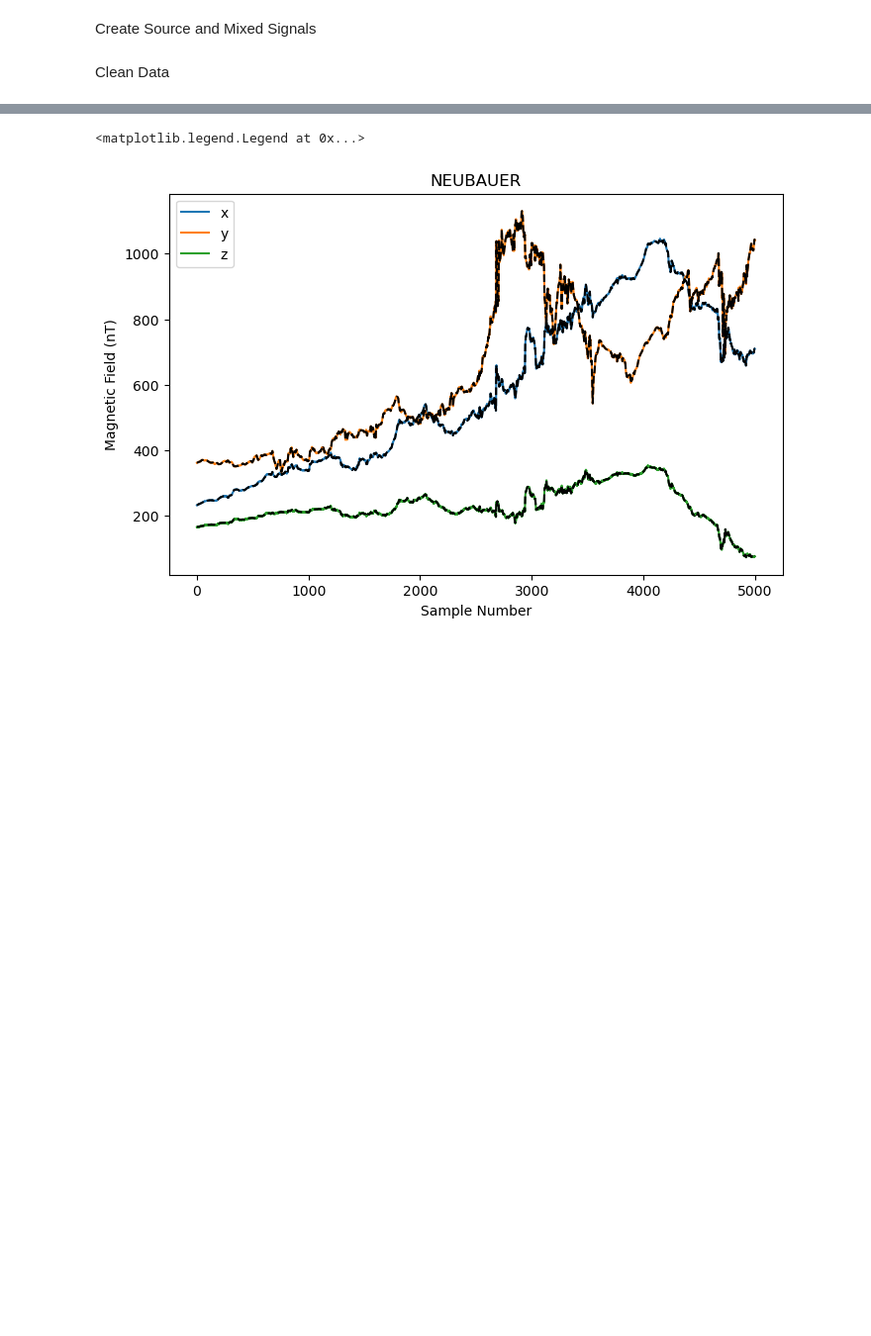
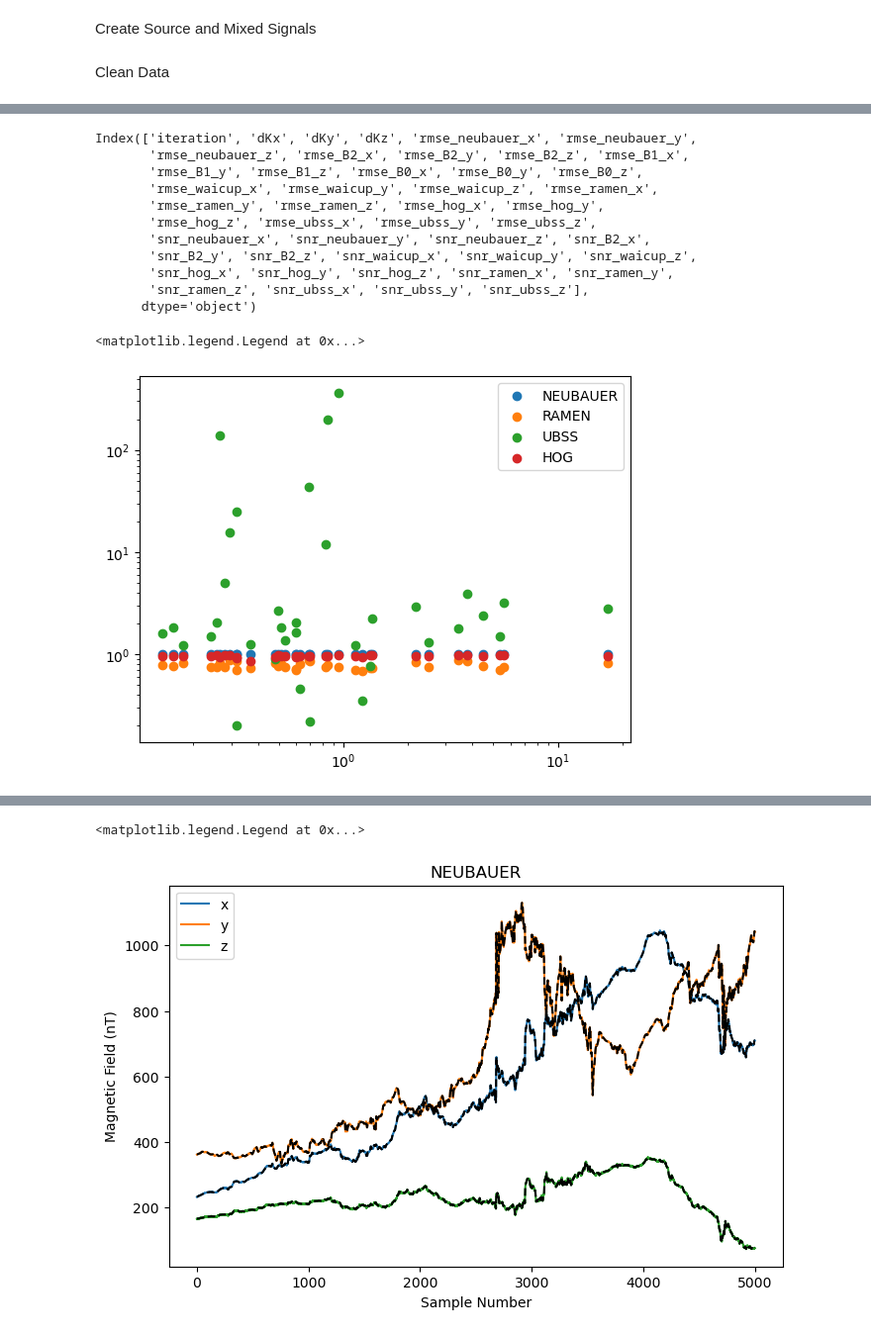
Before and after one commit to aphoffmann/MAGPRIME, a Jupyter notebook: magprime/clipper.ipynb, the cells around one changed output, grey strips where cells are left out. Shown: that part at 99% size. Cells and saved outputs as stored; diff of their text form; code cells hidden in the pictures; blank space fills up the shorter version.

```diff
--- a/magprime/clipper.ipynb
+++ b/magprime/clipper.ipynb
@@ -292,0 +386,24 @@ NameError: name 'Kx' is not defined
+# %%
+df  = pd.read_csv(csv_file)
+print(df.keys())
+plt.scatter(df['dKx'], df['rmse_neubauer_x']/df['rmse_B2_x'], label = 'NEUBAUER')
+plt.scatter(df['dKx'], df['rmse_ramen_x']/df['rmse_B2_x'], label = 'RAMEN')
+plt.scatter(df['dKx'], df['rmse_ubss_x']/df['rmse_B2_x'], label = 'UBSS')
+plt.scatter(df['dKx'], df['rmse_hog_x']/df['rmse_B2_x'], label = 'HOG')
+plt.xscale('log')
+plt.yscale('log')
+plt.legend()
+# %% [output]
+Index(['iteration', 'dKx', 'dKy', 'dKz', 'rmse_neubauer_x', 'rmse_neubauer_y',
+       'rmse_neubauer_z', 'rmse_B2_x', 'rmse_B2_y', 'rmse_B2_z', 'rmse_B1_x',
+       'rmse_B1_y', 'rmse_B1_z', 'rmse_B0_x', 'rmse_B0_y', 'rmse_B0_z',
+       'rmse_waicup_x', 'rmse_waicup_y', 'rmse_waicup_z', 'rmse_ramen_x',
+       'rmse_ramen_y', 'rmse_ramen_z', 'rmse_hog_x', 'rmse_hog_y',
+       'rmse_hog_z', 'rmse_ubss_x', 'rmse_ubss_y', 'rmse_ubss_z',
+       'snr_neubauer_x', 'snr_neubauer_y', 'snr_neubauer_z', 'snr_B2_x',
+       'snr_B2_y', 'snr_B2_z', 'snr_waicup_x', 'snr_waicup_y', 'snr_waicup_z',
+       'snr_hog_x', 'snr_hog_y', 'snr_hog_z', 'snr_ramen_x', 'snr_ramen_y',
+       'snr_ramen_z', 'snr_ubss_x', 'snr_ubss_y', 'snr_ubss_z'],
+      dtype='object')
+<matplotlib.legend.Legend at 0x...>
+[figure, added]
```
Also changed, not shown: parts of 6 cells of this notebook.
